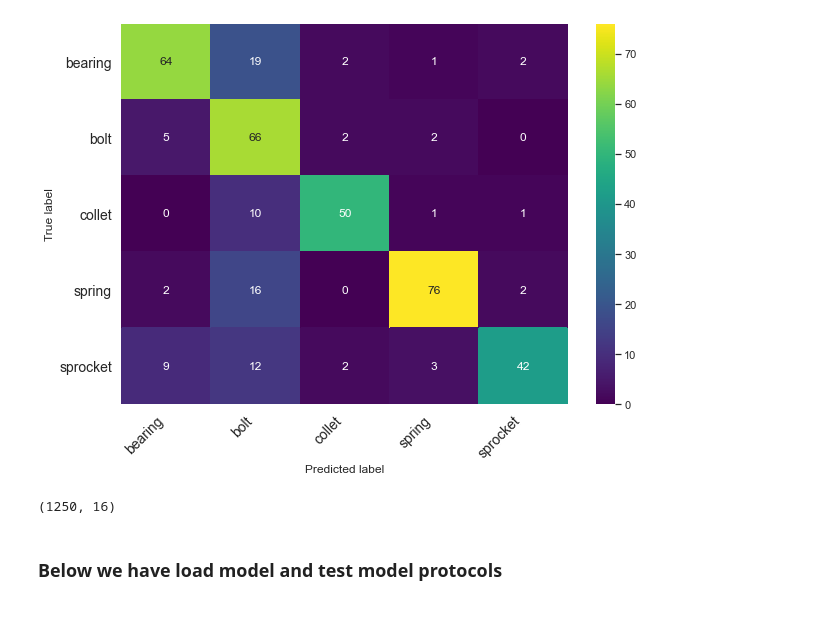
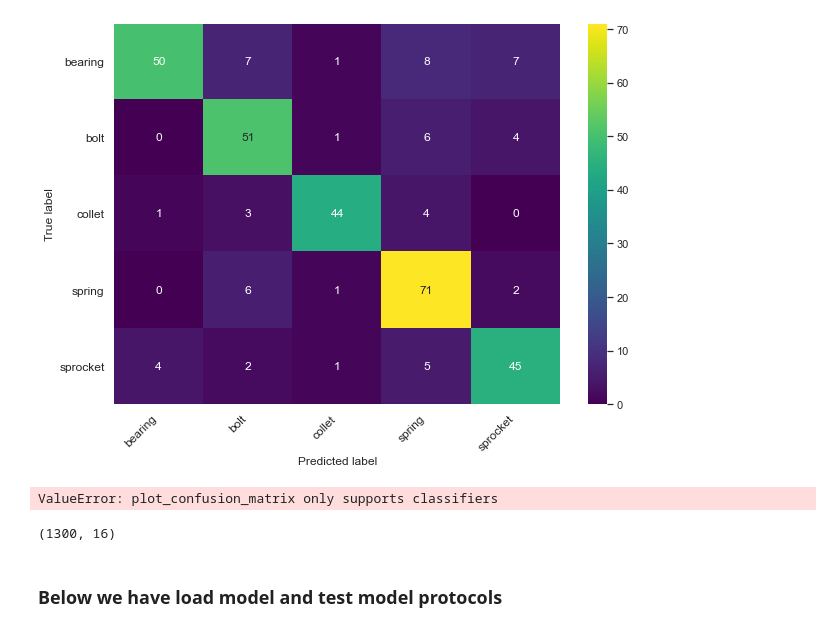
Before and after one commit to nombreinvicto/DeepLearning, a Jupyter notebook: research/nlp_subproject/top_100/nlp_sentiment_5class_LSTM.ipynb, the cells around one changed output. Drawn from its saved outputs; the diff is of its cells as text; code cells hidden in the pictures.

```diff
--- a/research/nlp_subproject/top_100/nlp_sentiment_5class_LSTM.ipynb
+++ b/research/nlp_subproject/top_100/nlp_sentiment_5class_LSTM.ipynb
@@ -50,13 +53,13 @@ all_labels = np.array(all_labels)
 le = LabelBinarizer()
 all_labels = le.fit_transform(all_labels)
 # %%
-epoch_no = 1000
-vocab_size = 1252
+epoch_no = 25
+vocab_size = 1300
 embedding_dim = 16
 max_length = 20
 trunc_type = "post"
 oov_tok = "<OOV>"
-test_size = 0.3
+test_size = 0.25
 # %%
 # do a trin test split
 train_sentences, \
@@ -66,7 +69,7 @@ testy = train_test_split(all_sentences,
                          all_labels,
                          stratify=all_labels,
                          test_size=test_size,
-                         random_state=42)
+                         random_state=random.randint(1, 1000))
 # %%
 # tokenize the train set
 tokenizer = Tokenizer(num_words=vocab_size, oov_token=oov_tok)
@@ -94,14 +97,14 @@ model.add(Embedding(input_dim=vocab_size,
 # change here
 #model.add(Flatten())
 
-# model.add(Bidirectional(LSTM(64, return_sequences=True)))
-model.add(Bidirectional(LSTM(16)))
+model.add(LSTM(8, return_sequences=False))
+#model.add(Bidirectional(LSTM(16)))
 
 # model.add(Conv1D(filters=128, kernel_size=3, activation='relu'))
 # model.add(GlobalAveragePooling1D())
 
 # change ends here
-model.add(Dense(units=10, activation='relu'))
+model.add(Dense(units=5, activation='relu'))
 model.add(BatchNormalization())
 model.add(Dense(units=class_num, activation="softmax"))
 
@@ -175,11 +178,24 @@ plt.setp(ax.get_legend().get_texts(), fontsize='18'); # for legend text
 # %%
 
-def print_confusion_matrix(confusion_matrix, class_names, figsize = (10,7), fontsize=14):
+def print_confusion_matrix(confusion_matrix,
+                           class_names,
+                           figsize = (10,7),
+                           fontsize=12, normalize=True):
+
+
+
+    # if normalize:
+    #     confusion_matrix = confusion_matrix.astype('float') / confusion_matrix.sum(axis=1)[:, np.newaxis]
+    #     print("Normalized confusion matrix")
+    # else:
+    #     print('Confusion matrix, without normalization')
+
 
     df_cm = pd.DataFrame(
-        confusion_matrix, index=class_names, columns=class_names,
-    )
+        confusion_matrix, index=class_names, columns=class_names)
     fig = plt.figure(figsize=figsize)
+
+
     try:
         heatmap = sns.heatmap(df_cm, annot=True, fmt="d", cmap='viridis')
     except ValueError:
@@ -210,6 +226,18 @@ weighted avg       0.81      0.77      0.77       389
 # %%
 cm = confusion_matrix(testy.argmax(axis=1),
-                      predictions.argmax(axis=1))
+                      predictions.argmax(axis=1),
+                      )
 print_confusion_matrix(cm, types)
 # %% [output]
-[figure, old version]
+[figure, new version]
+# %%
+from sklearn.metrics import plot_confusion_matrix
+
+disp = plot_confusion_matrix(model, padded_test_sequences, testy ,
+                                 display_labels=types,
+                                 cmap=plt.cm.Blues,
+                                 normalize='true')
+
+print(disp.confusion_matrix)
+# %% [output]
+ValueError: plot_confusion_matrix only supports classifiers
@@ -222,7 +257,7 @@ embedding_layer = model.layers[0]
 embedding_weights = embedding_layer.get_weights()[0]
 print(embedding_weights.shape)
 # %% [output]
-(1250, 16)
+(1300, 16)
 # %%
 reverse_word_index = dict([(val, key)
                            for (key, val) in tokenizer.word_index.items()])
```
Also changed, not shown: parts of 16 cells of this notebook, 12 other files.
